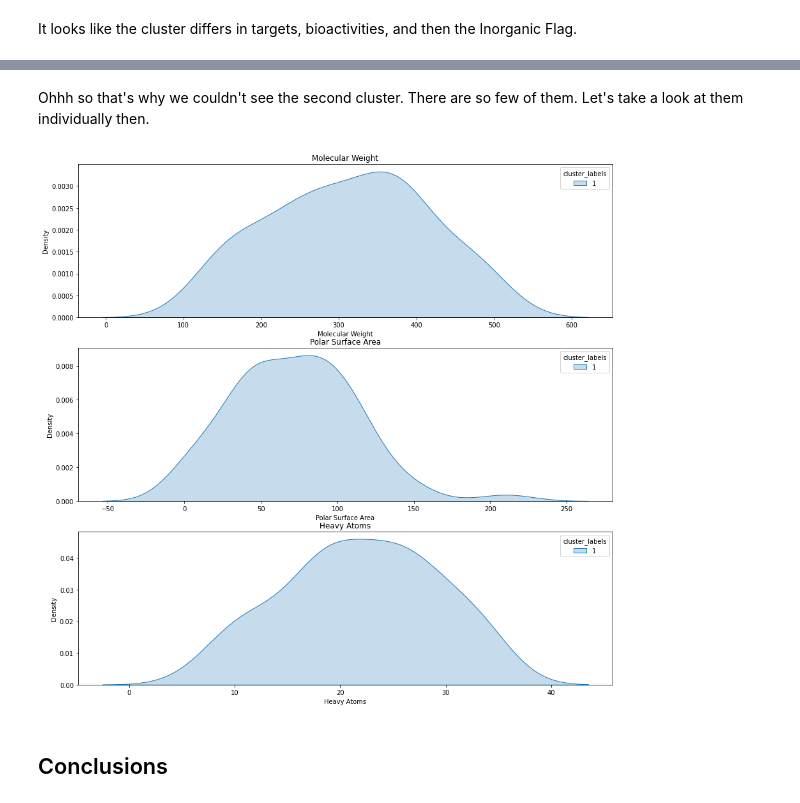
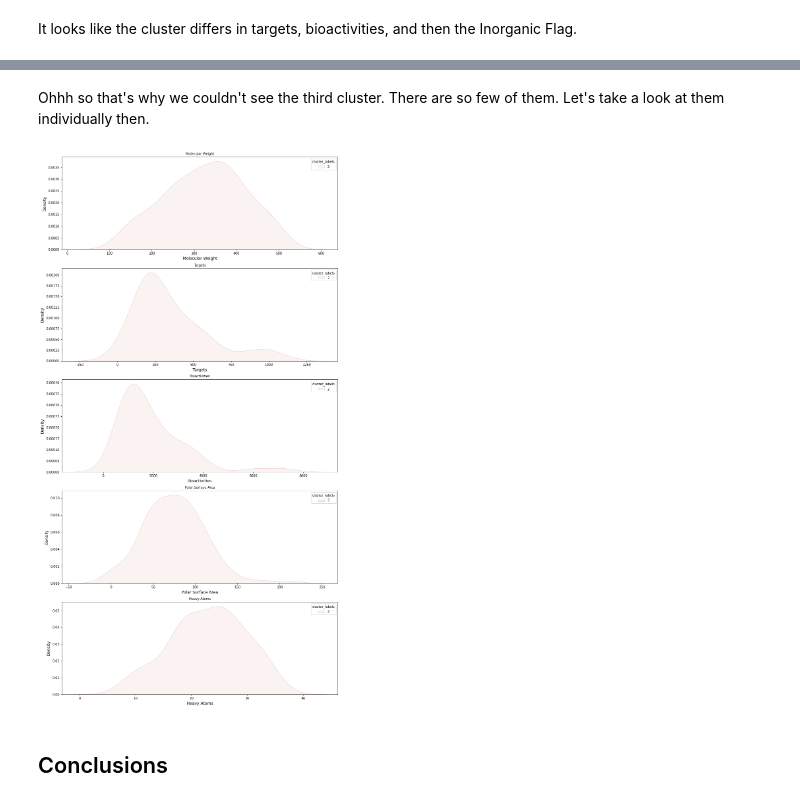
Before and after one commit to dutchengineer-courses/machine-learning-101, a Jupyter notebook: unsupervised-learning/k-means-clustering/chemical-analysis.ipynb, the cells around one changed output, grey strips where cells are left out. Drawn from its saved outputs; the diff is of its cells as text; code cells hidden in the pictures.

```diff
--- a/unsupervised-learning/k-means-clustering/chemical-analysis.ipynb
+++ b/unsupervised-learning/k-means-clustering/chemical-analysis.ipynb
@@ -277,7 +314,7 @@ Sum_of_squared_distances = []
 K = range(1,10,1)
 for num_clusters in K :
  kmeans = KMeans(n_clusters=num_clusters)
- kmeans.fit(filtered_df)
+ kmeans.fit(df_normalized)
  Sum_of_squared_distances.append(kmeans.inertia_)
 plt.plot(K,Sum_of_squared_distances,'gx-')
 plt.xlabel('K')
@@ -294,7 +333,7 @@ for num_clusters in range_n_clusters:
 
  # initialise kmeans
  kmeans = KMeans(n_clusters=num_clusters)
- kmeans.fit(filtered_df)
+ kmeans.fit(df_normalized)
  cluster_labels = kmeans.labels_
 
  # silhouette score
@@ -312,6 +351,6 @@ silhouette is a better measurement of how the clusters are doing then elbow meth
 # %%
-kmeans = KMeans(n_clusters=2)
-labels = kmeans.fit_predict(filtered_df)
+kmeans = KMeans(n_clusters=3)
+labels = kmeans.fit_predict(df_normalized)
 # %%
 filtered_df['cluster_labels'] = labels
 # %% [output]
@@ -331,10 +371,9 @@ filtered_df.groupby('cluster_labels').median()
 It looks like the cluster differs in targets, bioactivities, and then the Inorganic Flag.
 # %%
 import matplotlib.pyplot as plt
-fig, axes = plt.subplots(nrows = 3, ncols = 1)    # axes is 2d array (3x3)
+fig, axes = plt.subplots(nrows = 5, ncols = 1, figsize=(15,30))    # axes is 2d array (3x3)
 axes = axes.flatten()         # Convert axes to 1d array of length 9
-fig.set_size_inches(15, 15)
 
-for ax, col in zip(axes, ['Molecular Weight', 'Polar Surface Area','Heavy Atoms']):
+for ax, col in zip(axes, filtered_df.columns):
   sns.kdeplot(data=filtered_df, x=col, hue='cluster_labels',ax = ax).set(title=col)
 # %% [output]
@@ -349,16 +389,15 @@ filtered_df['cluster_labels'].value_counts()
 Name: cluster_labels, dtype: int64
 # %% [markdown]
-Ohhh so that's why we couldn't see the second cluster. There are so few of them. Let's take a look at them individually then.
+Ohhh so that's why we couldn't see the third cluster. There are so few of them. Let's take a look at them individually then.
 # %%
 import matplotlib.pyplot as plt
-fig, axes = plt.subplots(nrows = 3, ncols = 1)    # axes is 2d array (3x3)
+fig, axes = plt.subplots(nrows = 5, ncols = 1,figsize=(15,30))    # axes is 2d array (3x3)
 axes = axes.flatten()         # Convert axes to 1d array of length 9
-fig.set_size_inches(15, 15)
 
-for ax, col in zip(axes, ['Molecular Weight', 'Polar Surface Area','Heavy Atoms']):
-  sns.kdeplot(data=filtered_df[filtered_df['cluster_labels']==1], x=col, hue='cluster_labels', fill=True,ax = ax).set(title=col)
+for ax, col in zip(axes,filtered_df.columns):
+  sns.kdeplot(data=filtered_df[filtered_df['cluster_labels']==2], x=col, hue='cluster_labels', fill=True,ax = ax).set(title=col)
 # %% [output]
-[figure, old version]
+[figure, new version]
 # %% [markdown]
 ## Conclusions
 # %% [markdown]
```
Also changed, not shown: parts of 23 cells of this notebook.
